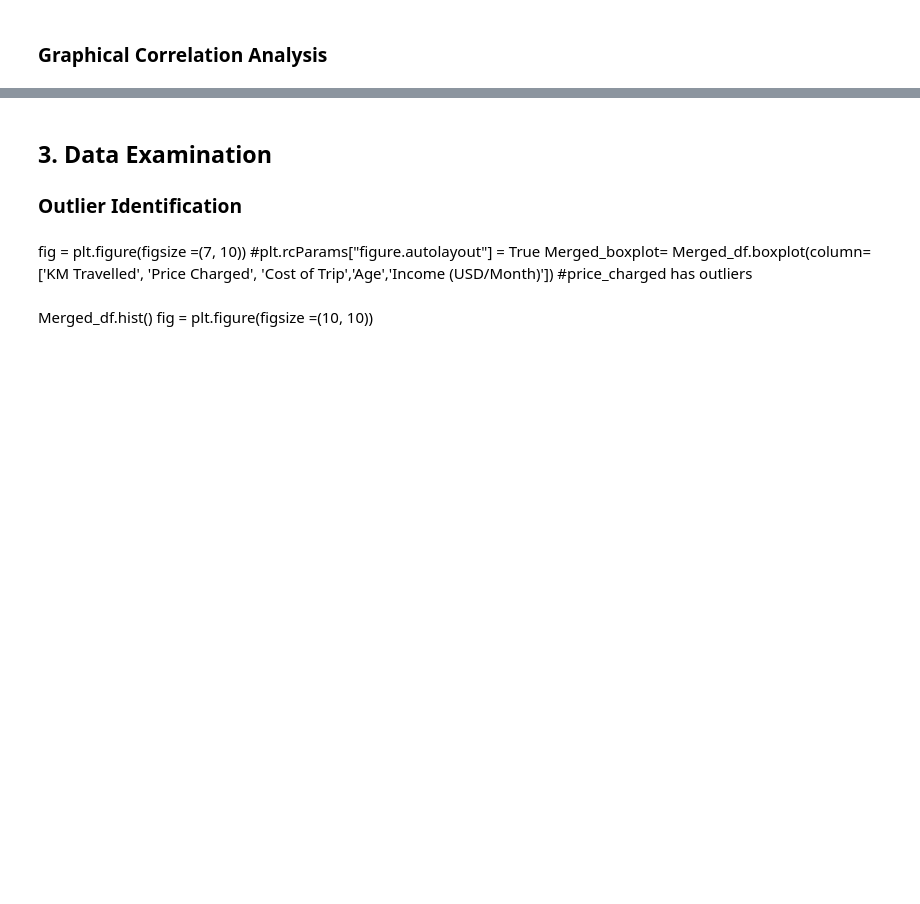
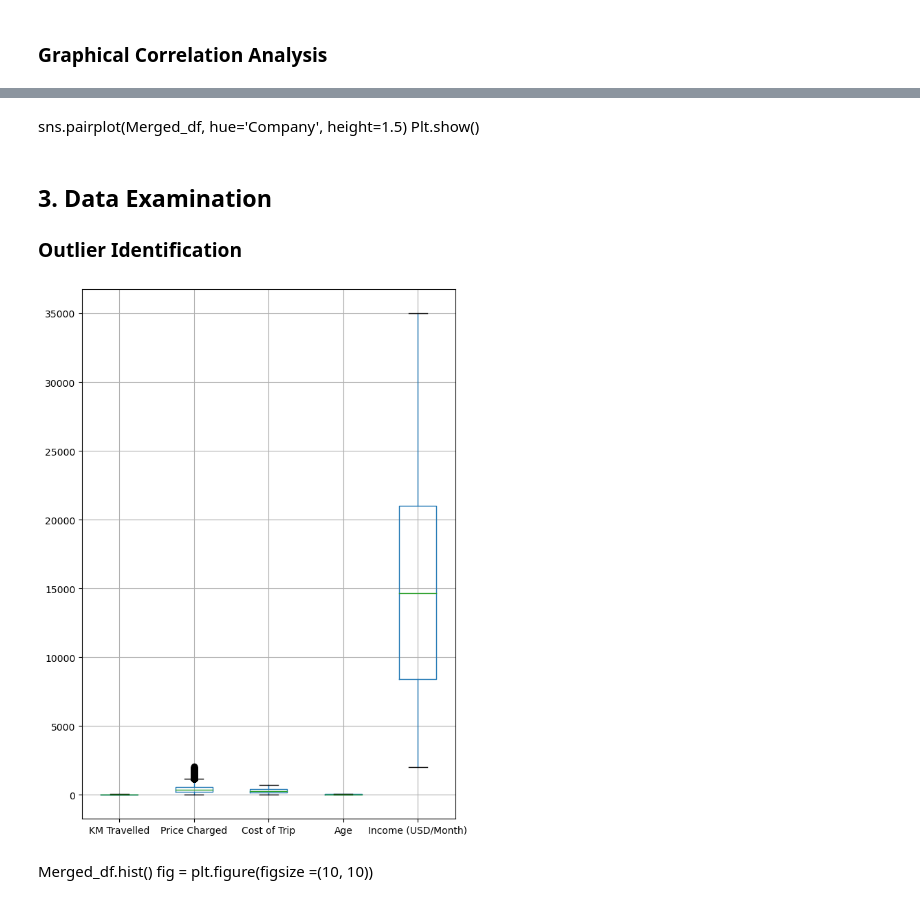
Before and after one commit to Shaazzy/Data_Glacier_Virtual_Internship, a Jupyter notebook: G2M_insight_for_Cab_Investment firm.ipynb, the cells around one changed output, grey strips where cells are left out. Saved outputs shown, nothing was run; the diff lists cells and outputs as text; code cells hidden in the pictures; blank space fills up the shorter version.

```diff
--- a/G2M_insight_for_Cab_Investment firm.ipynb
+++ b/G2M_insight_for_Cab_Investment firm.ipynb
@@ -527,12 +531,17 @@ sns.pairplot(Merged_df, hue='Company', height=1.5)
+# %% [markdown]
+sns.pairplot(Merged_df, hue='Company', height=1.5)
+Plt.show()
 # %% [markdown]
 ## 3. Data Examination
 ###  Outlier Identification
-# %% [markdown]
-
-fig = plt.figure(figsize =(7, 10))
-#plt.rcParams["figure.autolayout"] = True
-Merged_boxplot= Merged_df.boxplot(column=['KM Travelled', 'Price Charged', 'Cost of Trip','Age','Income (USD/Month)'])
-#price_charged has outliers
+# %%
+
+fig = plt.figure(figsize =(7, 10))
+#plt.rcParams["figure.autolayout"] = True
+Merged_boxplot= Merged_df.boxplot(column=['KM Travelled', 'Price Charged', 'Cost of Trip','Age','Income (USD/Month)'])
+#price_charged has outliers
+# %% [output]
+[figure, added]
 # %% [markdown]
 Merged_df.hist()
 fig = plt.figure(figsize =(10, 10))
```
Also changed, not shown: parts of 41 cells of this notebook.
